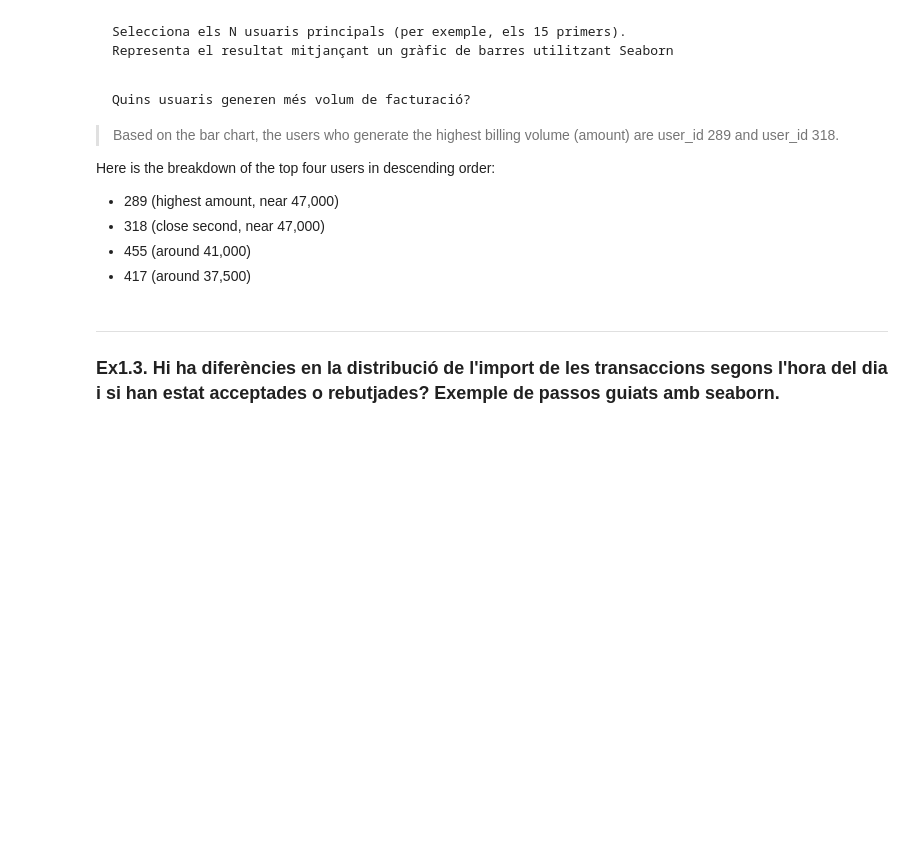
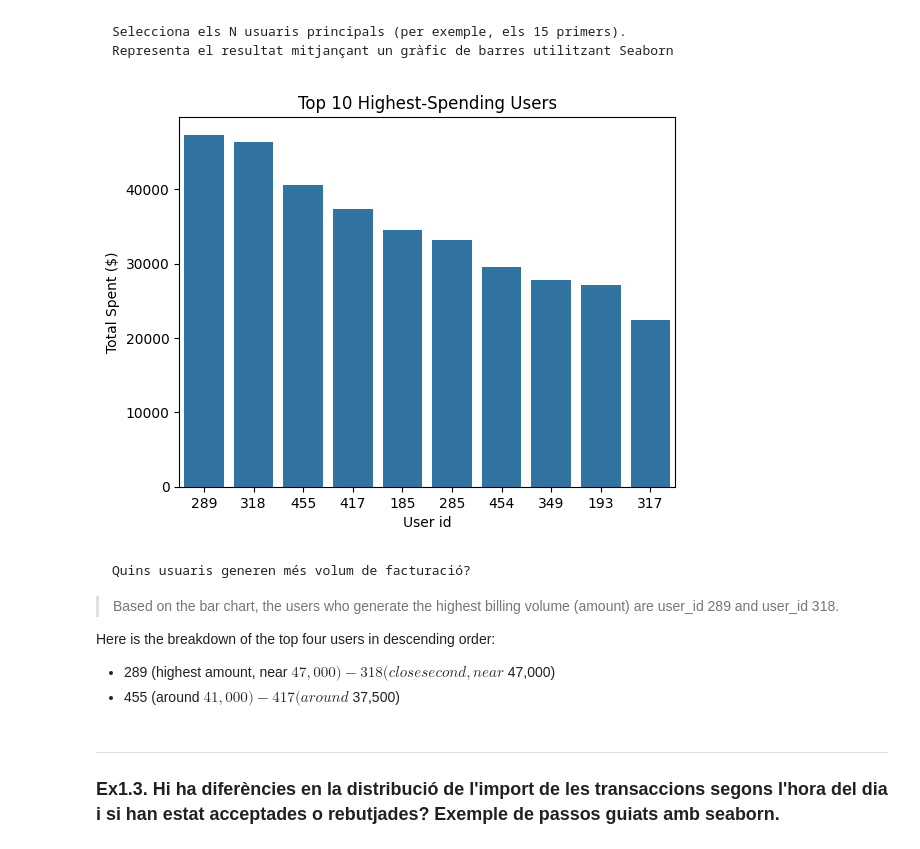
Before and after one commit to edupetitvalley/sprint9-python-graphs, a Jupyter notebook: sprint9.ipynb, the cells around one changed output. Cells and saved outputs as stored; diff of their text form; code cells hidden in the pictures; blank space fills up the shorter version.

```diff
--- a/sprint9.ipynb
+++ b/sprint9.ipynb
@@ -126 +183,3 @@ df_tr.columns
+# %%
+df_tr_accepted = df_tr[df_tr["declined"] == 0].copy()
 # %%
@@ -164,23 +229,30 @@ df_tr[df_tr["declined"] == 0].groupby("user_id")["amount"].sum().reset_index().s
     Representa el resultat mitjançant un gràfic de barres utilitzant Seaborn
 # %%
 group = (
-    df_tr.groupby("user_id")["amount"]
+    df_tr_accepted.groupby("user_id")["amount"]
     .sum()
     .reset_index()
     .sort_values(by='amount', ascending=False, ignore_index=True)
     .head(10)
 )
-# añadir titutlo
+
 sns.barplot(data=group, x="user_id", y="amount", order=group["user_id"])
+
+plt.title("Top 10 Highest-Spending Users")
+plt.xlabel("User id")
+plt.ylabel("Total Spent ($)")
+plt.show()
+# %% [output]
+[figure, added]
 # %% [markdown]
     Quins usuaris generen més volum de facturació?
 > Based on the bar chart, the users who generate the highest billing volume (amount) are user_id 289 and user_id 318.
 
 Here is the breakdown of the top four users in descending order:
-- 289 (highest amount, near 47,000)
-- 318 (close second, near 47,000)
-- 455 (around 41,000)
-- 417 (around 37,500)
+- 289 (highest amount, near $47,000)
+- 318 (close second, near $47,000)
+- 455 (around $41,000)
+- 417 (around $37,500)
 # %% [markdown]
 ---
 
```
Also changed, not shown: parts of 49 cells of this notebook.
